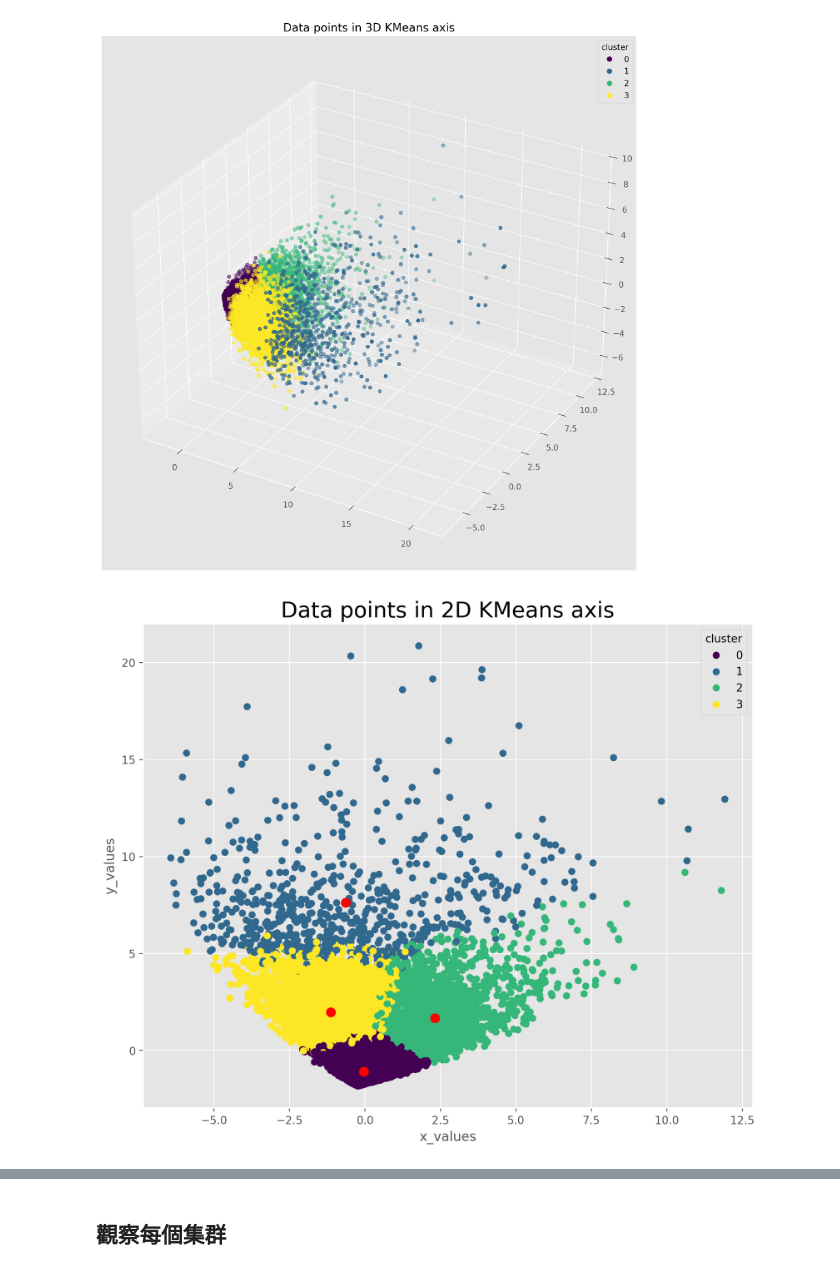
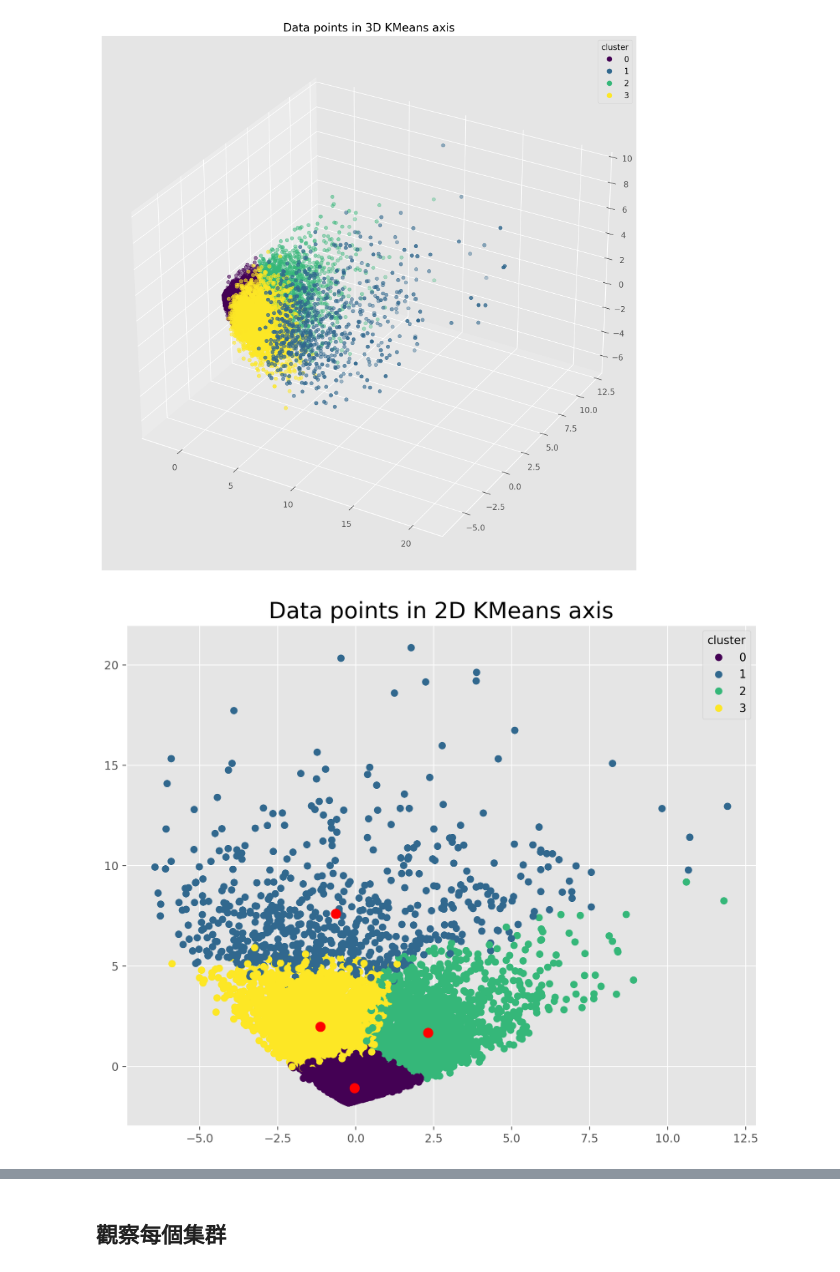
Before and after one commit to BlakeChiu/python, a Jupyter notebook: Big-Data-and-Decision-Science/end_project.ipynb, the cells around one changed output, grey strips where cells are left out. Cells and saved outputs as stored; diff of their text form; code cells hidden in the pictures.

```diff
--- a/Big-Data-and-Decision-Science/end_project.ipynb
+++ b/Big-Data-and-Decision-Science/end_project.ipynb
@@ -237,15 +237,13 @@ plt.show()
 # %%
 plt.figure(figsize=(10,8))
 scatter=plt.scatter(tocluster[1],tocluster[0],c=cluster_preds)
 for ci,c in enumerate(cluster_centers):
     plt.plot(c[1], c[0],'o',markersize=8,color='red',alpha=1)
-plt.xlabel('x_values')
-plt.ylabel('y_values')
 plt.legend(*scatter.legend_elements(),title='cluster')
 plt.title('Data points in 2D KMeans axis', fontsize=20)
 plt.show()
 # %% [output]
-[figure, old version]
+[figure, new version]
 # %%
 #在uer_anime這個表新增一個cluster欄位存放分群預測的結果
 user_anime['cluster']=cluster_preds
```
Also changed, not shown: parts of 7 cells of this notebook.
